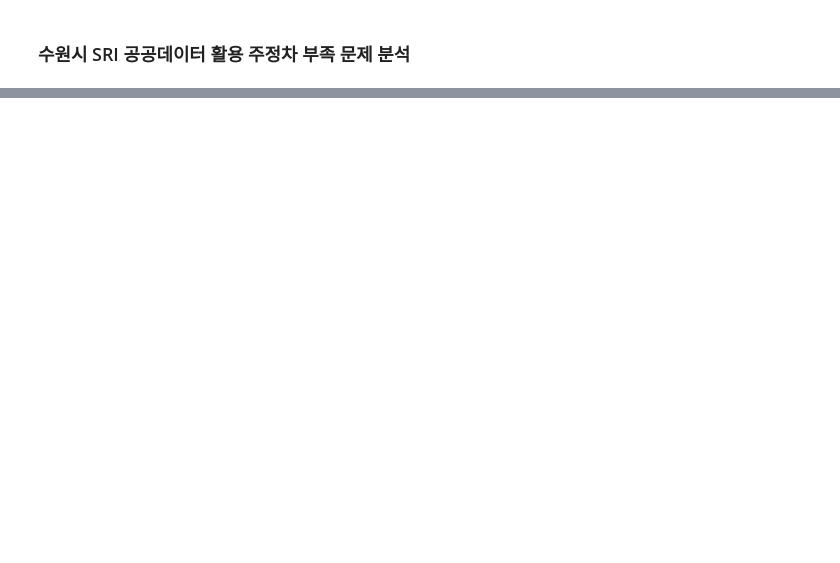
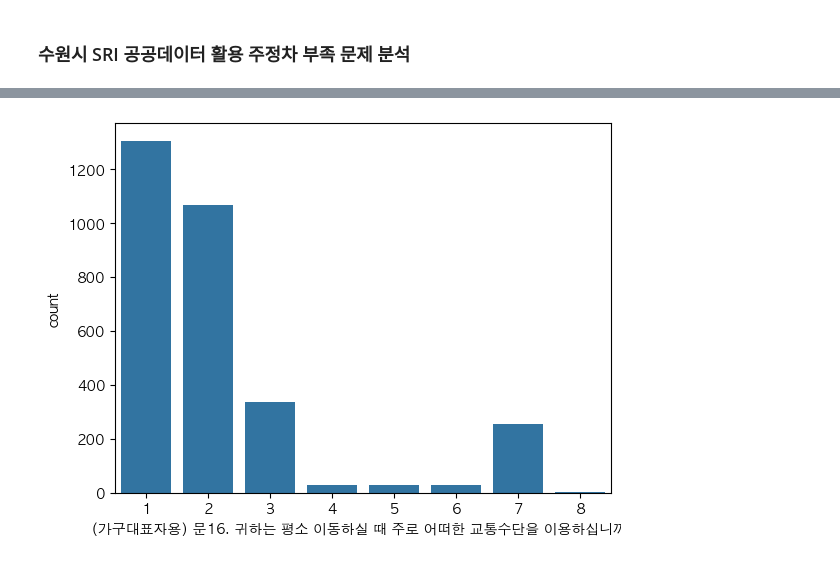
Before and after one commit to HOYUN-Y/Data_projects, a Jupyter notebook: dacon_sri_suwon_data_analysis/수원시_공공데이터_교통부문.ipynb, the cells around one changed output, grey strips where cells are left out. Cells and saved outputs as stored; diff of their text form; code cells hidden in the pictures; blank space fills up the shorter version.

```diff
--- a/dacon_sri_suwon_data_analysis/수원시_공공데이터_교통부문.ipynb
+++ b/dacon_sri_suwon_data_analysis/수원시_공공데이터_교통부문.ipynb
@@ -6,6 +6,21 @@ import numpy as np
 import matplotlib.pyplot as plt
 import seaborn as sns
 import json
+
+import matplotlib.pyplot as plt
+import matplotlib.font_manager as fm
+import platform
+
+# 시스템에 따라 한글 폰트 설정
+if platform.system() == 'Darwin':       # macOS
+    plt.rcParams['font.family'] = 'AppleGothic'
+elif platform.system() == 'Windows':    # Windows
+    plt.rcParams['font.family'] = 'Malgun Gothic'
+else:                                   # Linux (Colab 등)
+    plt.rcParams['font.family'] = 'NanumGothic'
+
+# 마이너스 기호 깨짐 방지
+plt.rcParams['axes.unicode_minus'] = False
 pd.set_option('display.max_columns',None)
 # %%
 #filepath = '/content/drive/Othercomputers/Macbook_pro/dev_macbook_sync/DEV/dev_dataProj/[team]Dacon_proj/dataset' #호윤_colab환경
@@ -46,0 +131,5 @@ parking_area = pd.read_csv('수원도시공사_공영주차장 현황_20241231.c
+# %%
+sns.countplot(x='(가구대표자용) 문16. 귀하는 평소 이동하실 때 주로 어떠한 교통수단을 이용하십니까?', data=survey_2024[1:])
+plt.show()
+# %% [output]
+[figure, added]
```
Also changed, not shown: parts of 11 cells of this notebook, 1 other file.
